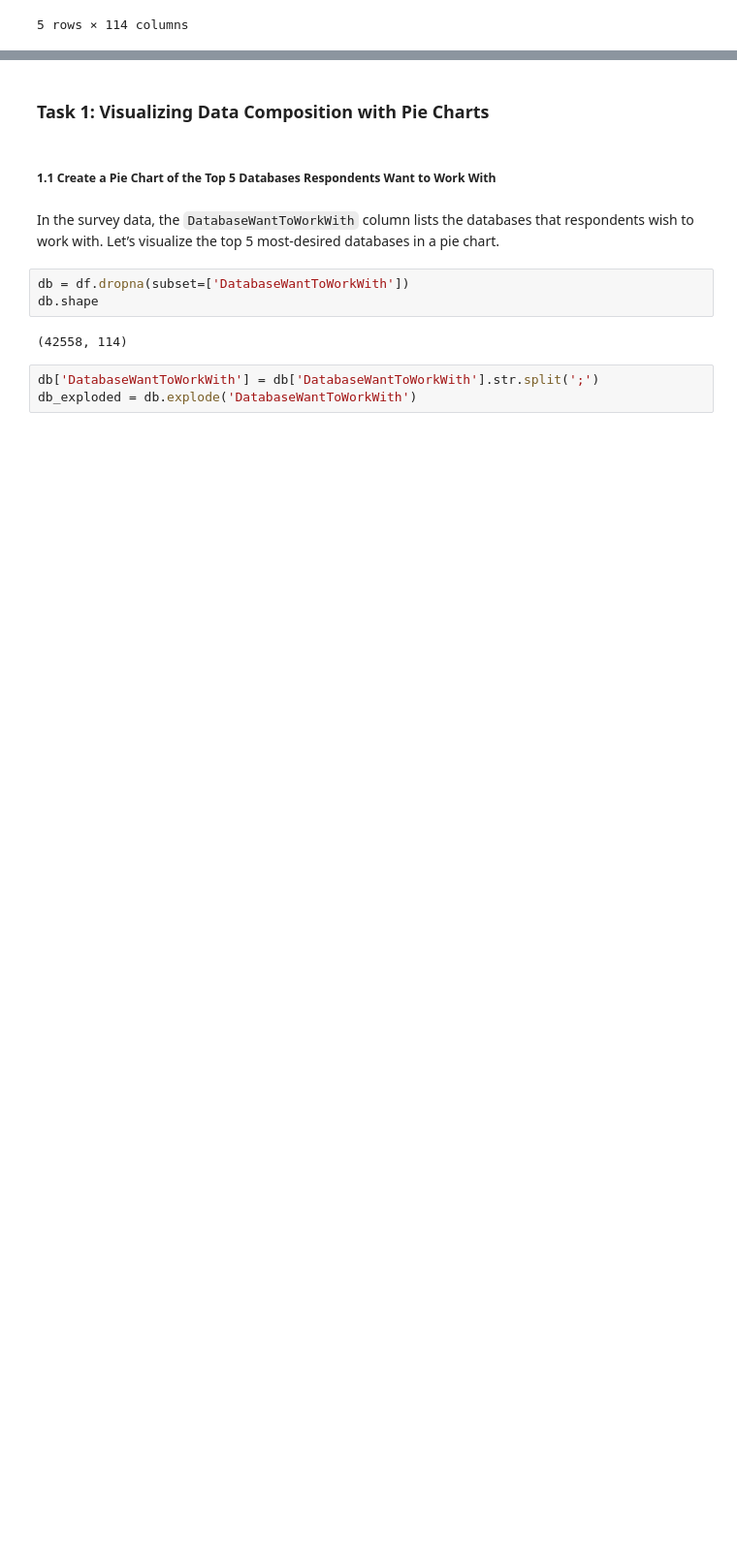
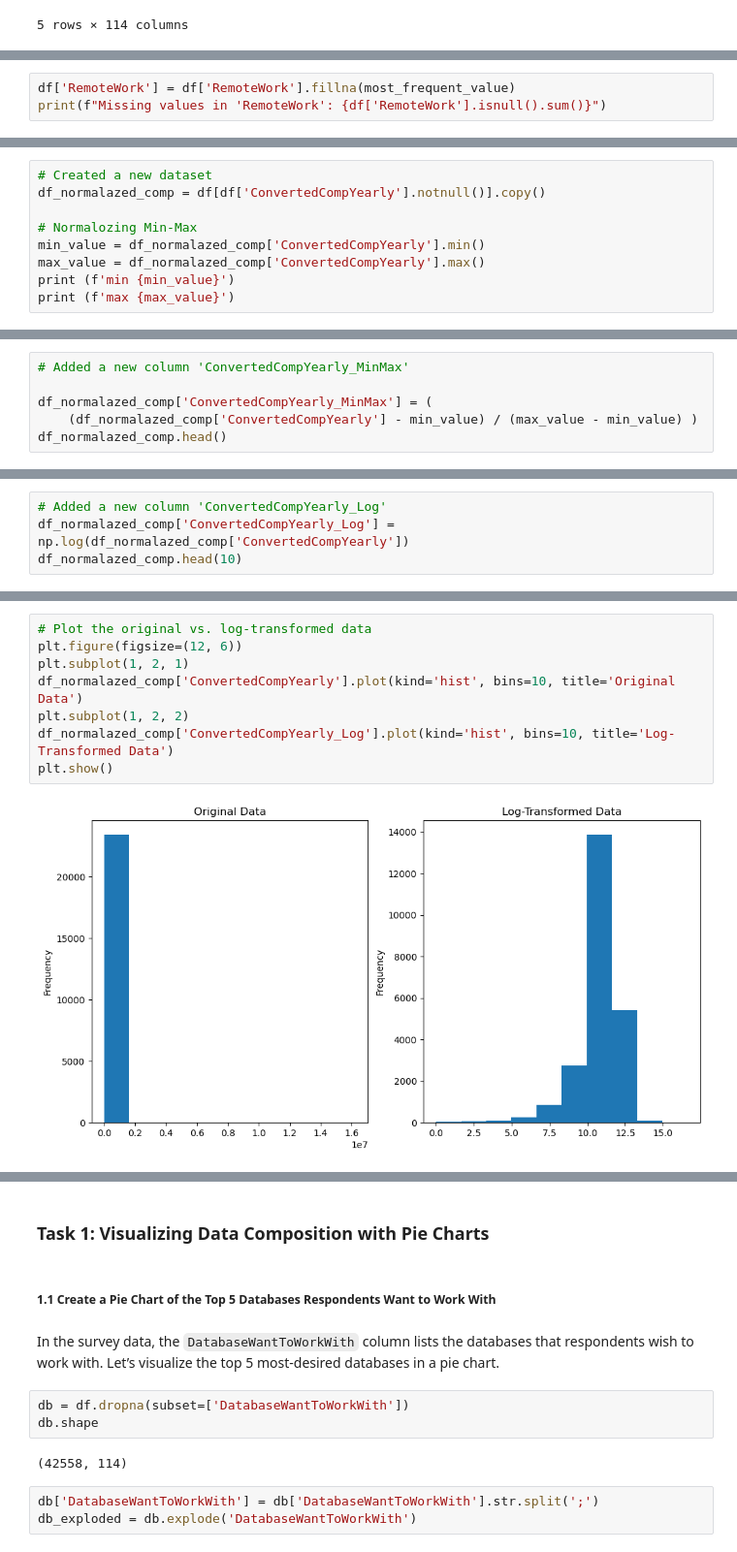
Before and after one commit to YuliaAsIs/Current-and-Future-Technological-Trends, a Jupyter notebook: src/Current-and-Future-Technological-Trends.ipynb, the cells around one changed output, grey strips where cells are left out. Shown at 97% size. Cells and saved outputs as stored; diff of their text form; blank space fills up the shorter version.

Commit message:
Updated the data wrangling section.

```diff
--- a/src/Current-and-Future-Technological-Trends.ipynb
+++ b/src/Current-and-Future-Technological-Trends.ipynb
@@ -67,0 +186,3 @@ df.head()
+# %%
+df['RemoteWork'] = df['RemoteWork'].fillna(most_frequent_value)
+print(f"Missing values in 'RemoteWork': {df['RemoteWork'].isnull().sum()}")
@@ -67,0 +194,9 @@ df.head()
+# %%
+# Created a new dataset
+df_normalazed_comp = df[df['ConvertedCompYearly'].notnull()].copy()
+
+# Normalozing Min-Max
+min_value = df_normalazed_comp['ConvertedCompYearly'].min()
+max_value = df_normalazed_comp['ConvertedCompYearly'].max()
+print (f'min {min_value}')
+print (f'max {max_value}')
@@ -67,0 +206,6 @@ df.head()
+# %%
+# Added a new column 'ConvertedCompYearly_MinMax'
+
+df_normalazed_comp['ConvertedCompYearly_MinMax'] = (
+    (df_normalazed_comp['ConvertedCompYearly'] - min_value) / (max_value - min_value) )
+df_normalazed_comp.head()
@@ -67,0 +222,4 @@ df.head()
+# %%
+# Added a new column 'ConvertedCompYearly_Log'
+df_normalazed_comp['ConvertedCompYearly_Log'] = np.log(df_normalazed_comp['ConvertedCompYearly'])
+df_normalazed_comp.head(10)
@@ -67,0 +239,10 @@ df.head()
+# %%
+# Plot the original vs. log-transformed data
+plt.figure(figsize=(12, 6))
+plt.subplot(1, 2, 1)
+df_normalazed_comp['ConvertedCompYearly'].plot(kind='hist', bins=10, title='Original Data')
+plt.subplot(1, 2, 2)
+df_normalazed_comp['ConvertedCompYearly_Log'].plot(kind='hist', bins=10, title='Log-Transformed Data')
+plt.show()
+# %% [output]
+[figure, added]
```
Also changed, not shown: parts of 23 cells of this notebook, 1 other file.
